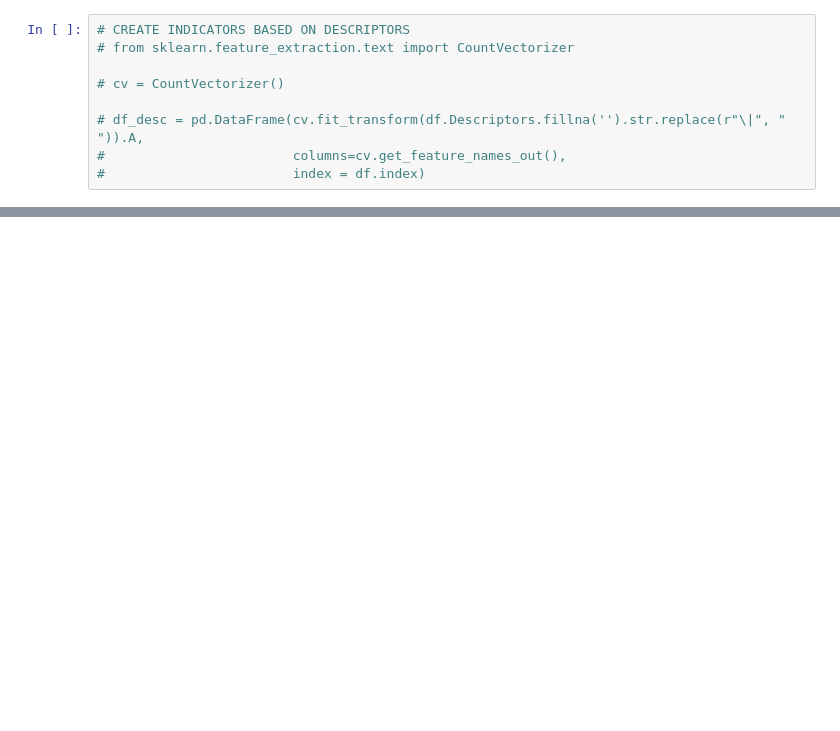
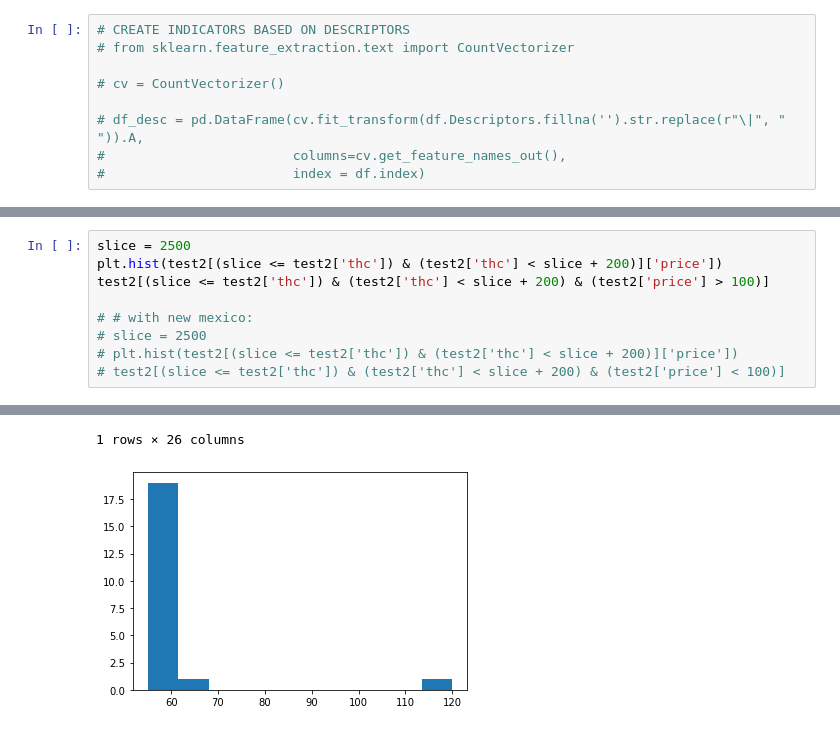
Before and after one commit to kduggirala/eclab, a Jupyter notebook: cleaning/weedmaps_cleaning.ipynb, the cells around one changed output, grey strips where cells are left out. Saved outputs shown, nothing was run; the diff lists cells and outputs as text; blank space fills up the shorter version.

```diff
--- a/cleaning/weedmaps_cleaning.ipynb
+++ b/cleaning/weedmaps_cleaning.ipynb
@@ -95,0 +211,10 @@ test
+# %%
+slice = 2500
+plt.hist(test2[(slice <= test2['thc']) & (test2['thc'] < slice + 200)]['price'])
+test2[(slice <= test2['thc']) & (test2['thc'] < slice + 200) & (test2['price'] > 100)]
+
+# # with new mexico:
+# slice = 2500
+# plt.hist(test2[(slice <= test2['thc']) & (test2['thc'] < slice + 200)]['price'])
+# test2[(slice <= test2['thc']) & (test2['thc'] < slice + 200) & (test2['price'] < 100)]
+# %% [output]
@@ -95,0 +223,2 @@ test
+1 rows × 26 columns
+[figure, added]
```
Also changed, not shown: parts of 24 cells of this notebook, 11 other files.
